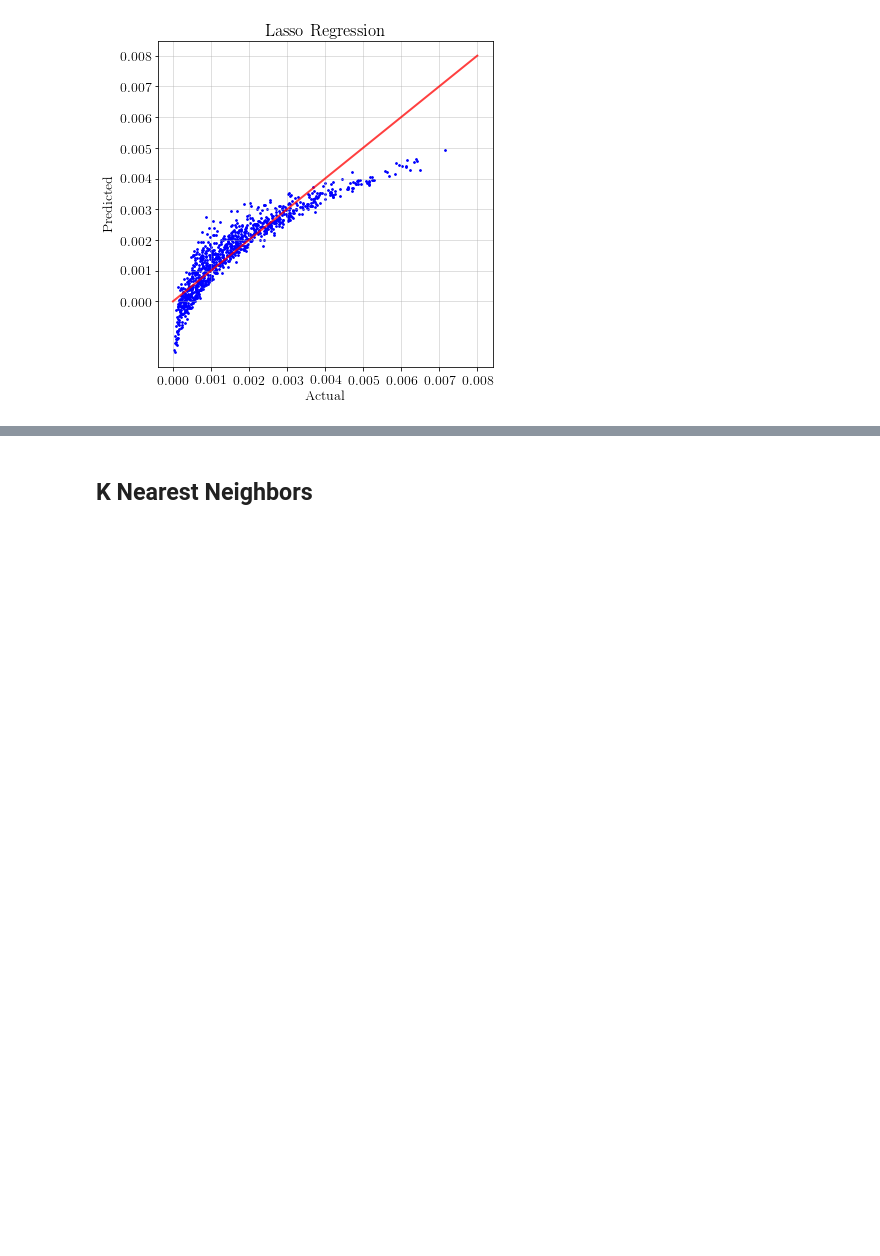
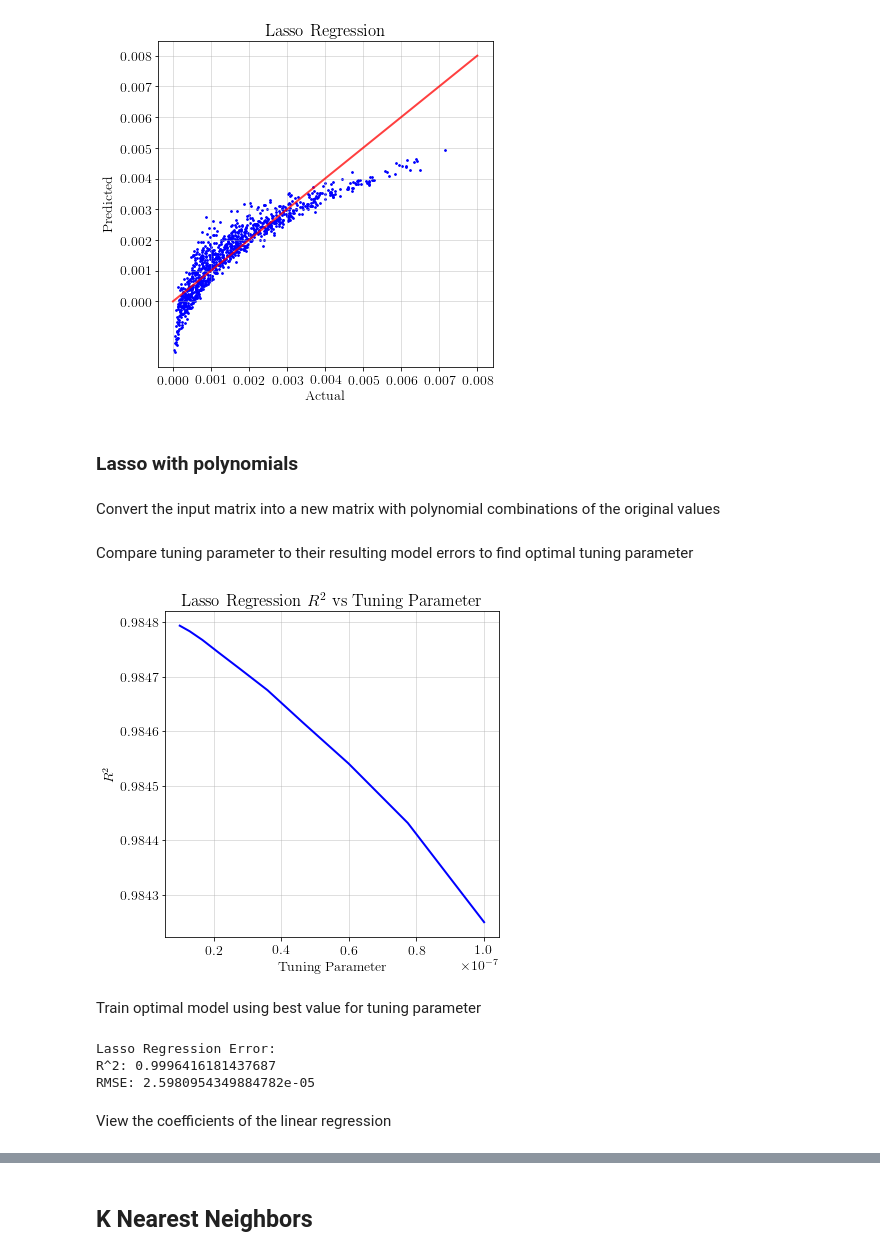
Before and after one commit to Kolby-Bum/Thesis, a Jupyter notebook: Bumgarner_Thesis_Notebook.ipynb, the cells around one changed output, grey strips where cells are left out. Cells and saved outputs as stored; diff of their text form; code cells hidden in the pictures; blank space fills up the shorter version.

```diff
--- a/Bumgarner_Thesis_Notebook.ipynb
+++ b/Bumgarner_Thesis_Notebook.ipynb
@@ -451,3 +430,68 @@ plt.grid(True,alpha = 0.5)
 plt.savefig('lasso actual vs predicted graph.png',dpi = 500)
 # %% [output]
 [figure]
+# %% [markdown]
+### Lasso with polynomials
+# %% [markdown]
+Convert the input matrix into a new matrix with polynomial combinations of the original values
+# %%
+from sklearn.preprocessing import PolynomialFeatures
+
+# Reshape the independent variables into polynomials
+# (x_1,x_2) -> (1, x_1, x_2, x_1^2, x_1x_2, x_2^2)
+
+poly = PolynomialFeatures(degree=2)
+
+x_train_polynomial = poly.fit_transform(x_train)
+x_test_polynomial = poly.fit_transform(x_test)
+# %% [markdown]
+Compare tuning parameter to their resulting model errors to find optimal tuning parameter
+# %%
+# Build an array of values of alpha
+alpha_values = np.logspace(-8,-7,10)
+
+# Initialize arrays to store errors at each alpha value
+RMSE_lasso  = np.zeros(len(alpha_values))
+r2_lasso = np.zeros(len(alpha_values))
+# Train a model for each alpha value then calculate and save errors
+for i in range(len((alpha_values))):
+  lasso_model = Lasso(alpha = alpha_values[i])
+  lasso_model.fit(x_train_polynomial,y_train)
+  pred_lasso = lasso_model.predict(x_test_polynomial)
+  #Calculate errors after the new model is trained
+  RMSE_lasso[i] = np.sqrt(metrics.mean_squared_error(y_test, pred_lasso))
+  r2_lasso[i] =  r2_score(y_test, pred_lasso)
+# Plot the errors from each alpha value
+# %%
+plt.rc('text', usetex=True)
+plt.rc('font', family='serif')
+plt.figure(figsize=(6, 6))
+plt.plot(alpha_values,r2_lasso,c="blue",linewidth=2,label = '$R^2$')
+# plt.plot(alpha_values,RMSE_lasso,c="blue",linewidth=2,label = 'Root Mean Squared Error')
+plt.title(r'Lasso Regression $R^2$ vs Tuning Parameter ')
+plt.xlabel(r'Tuning Parameter')
+plt.ylabel(r'$R^2$')
+plt.rcParams.update({'font.size': 14})
+plt.grid(True,alpha = 0.5)
+plt.savefig('lasso tuning sweep r2.png',dpi = 500)
+# %% [output]
+[figure, added]
+# %% [markdown]
+Train optimal model using best value for tuning parameter
+# %%
+lasso_model = Lasso(alpha = 0.00000001)
+lasso_model.fit(x_train_polynomial,y_train)
+
+pred_lasso = lasso_model.predict(x_test_polynomial)
+
+r2_lasso =  r2_score(y_test, pred_lasso)
+RMSE_lasso = np.sqrt(metrics.mean_squared_error(y_test, pred_lasso))
+print('Lasso Regression Error:')
+print('R^2:', r2_lasso)
+print('RMSE:', RMSE_lasso)
+# %% [output]
+Lasso Regression Error:
+R^2: 0.9996416181437687
+RMSE: 2.5980954349884782e-05
+# %% [markdown]
+View the coefficients of the linear regression
```
Also changed, not shown: parts of 32 cells of this notebook.
